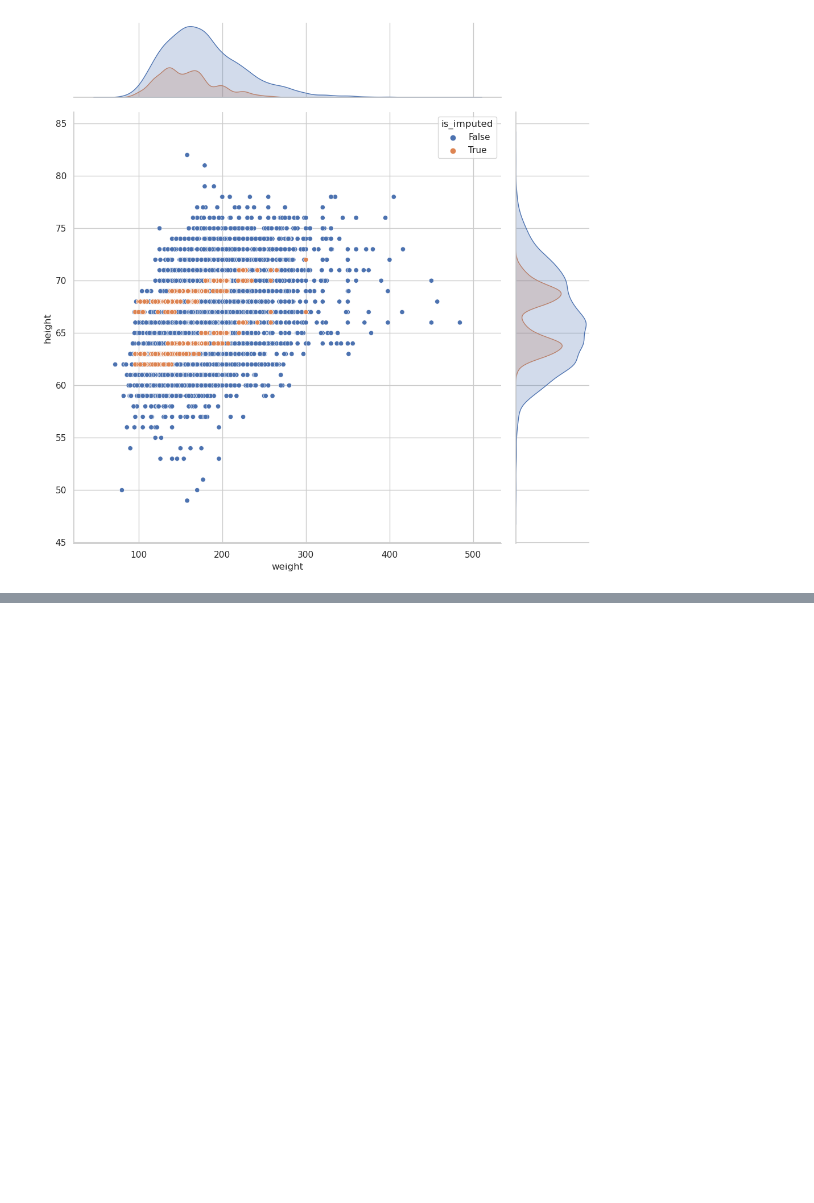
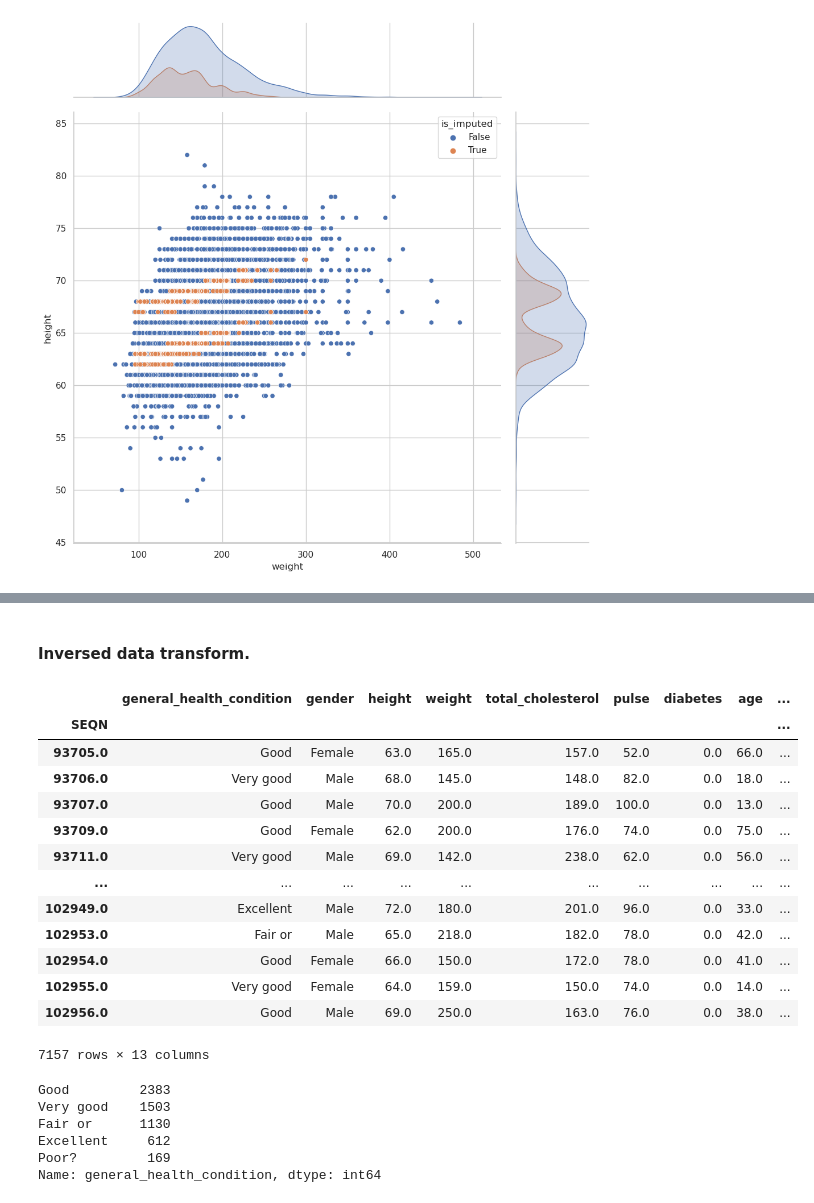
Before and after one commit to fenilenvinileno97/missing-values, a Jupyter notebook: notebooks/imputation-missing-values.ipynb, the cells around one changed output, grey strips where cells are left out. Saved outputs shown, nothing was run; the diff lists cells and outputs as text; code cells hidden in the pictures; blank space fills up the shorter version.

```diff
--- a/notebooks/imputation-missing-values.ipynb
+++ b/notebooks/imputation-missing-values.ipynb
@@ -1009,0 +1038,39 @@ nhanes_model_df.loc[nhanes_model_df.height.isna(), ["height"]] = ols_imputed_val
+# %% [markdown]
+#### Inversed data transform.
+# %%
+nhanes_imputed_df = nhanes_mice_df.copy(deep=True)
+# %%
+nhanes_imputed_df[categorical_columns] = (
+    categorical_transformer
+    .named_transformers_
+    .ordinalencoder
+    .inverse_transform(
+        X = nhanes_mice_df[categorical_columns]
+    )
+)
+
+nhanes_imputed_df
+# %% [output]
+|  | general_health_condition | gender | height | weight | total_cholesterol | pulse | diabetes | age | ... |
+| SEQN |  |  |  |  |  |  |  |  | ... |
+| 93705.0 | Good | Female | 63.0 | 165.0 | 157.0 | 52.0 | 0.0 | 66.0 | ... |
+| 93706.0 | Very good | Male | 68.0 | 145.0 | 148.0 | 82.0 | 0.0 | 18.0 | ... |
+| 93707.0 | Good | Male | 70.0 | 200.0 | 189.0 | 100.0 | 0.0 | 13.0 | ... |
+| 93709.0 | Good | Female | 62.0 | 200.0 | 176.0 | 74.0 | 0.0 | 75.0 | ... |
+| 93711.0 | Very good | Male | 69.0 | 142.0 | 238.0 | 62.0 | 0.0 | 56.0 | ... |
+| ... | ... | ... | ... | ... | ... | ... | ... | ... | ... |
+| 102949.0 | Excellent | Male | 72.0 | 180.0 | 201.0 | 96.0 | 0.0 | 33.0 | ... |
+| 102953.0 | Fair or | Male | 65.0 | 218.0 | 182.0 | 78.0 | 0.0 | 42.0 | ... |
+| 102954.0 | Good | Female | 66.0 | 150.0 | 172.0 | 78.0 | 0.0 | 41.0 | ... |
+| 102955.0 | Very good | Female | 64.0 | 159.0 | 150.0 | 74.0 | 0.0 | 14.0 | ... |
+| 102956.0 | Good | Male | 69.0 | 250.0 | 163.0 | 76.0 | 0.0 | 38.0 | ... |
+7157 rows × 13 columns
+# %%
+nhanes_df.general_health_condition.value_counts()
+# %% [output]
+Good         2383
+Very good    1503
+Fair or      1130
+Excellent     612
+Poor?         169
+Name: general_health_condition, dtype: int64
```
Also changed, not shown: parts of 10 cells of this notebook.
